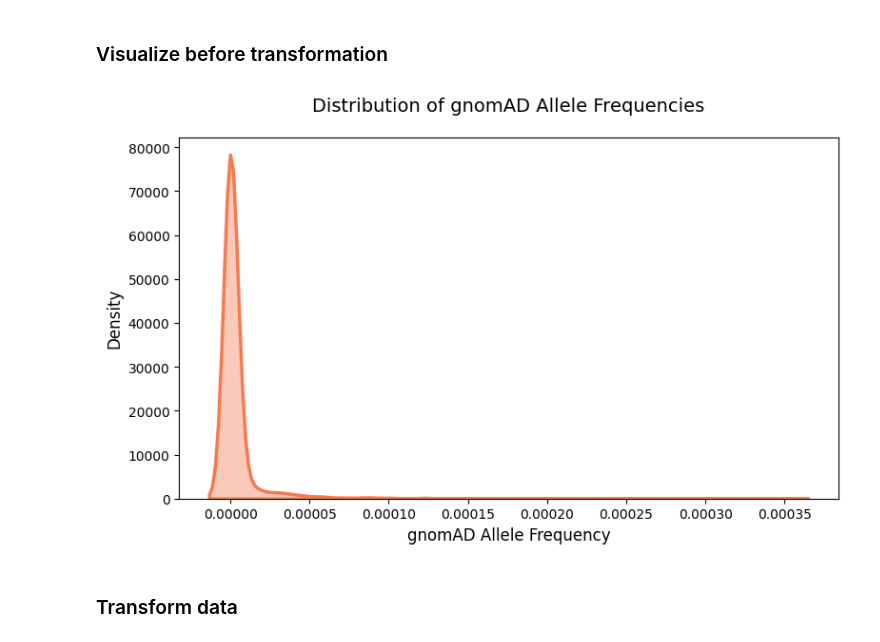
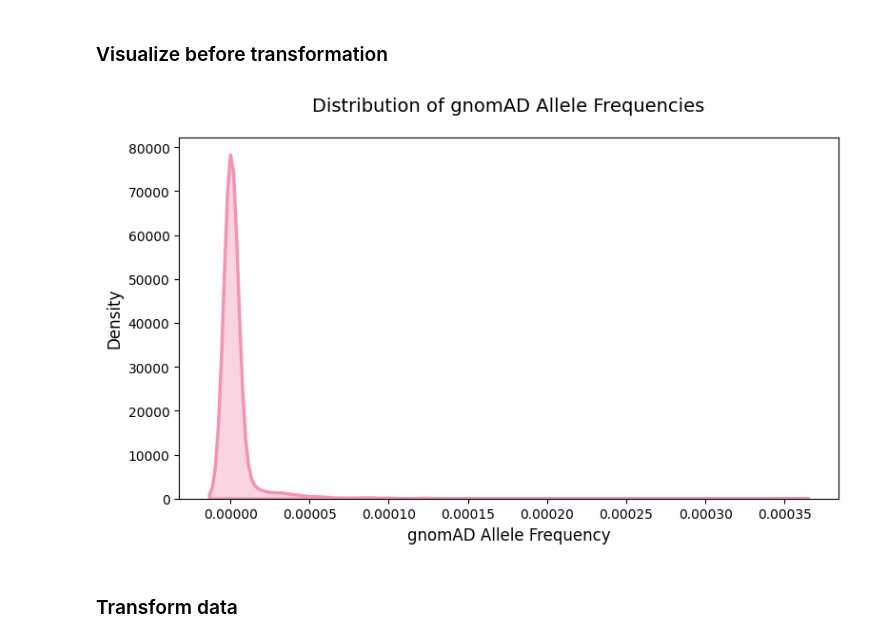
Before and after one commit to anekleiven/machine_learning_pipeline, a Jupyter notebook: 03_Data_preparation.ipynb, the cells around one changed output. Saved outputs shown, nothing was run; the diff lists cells and outputs as text; code cells hidden in the pictures.

```diff
--- a/03_Data_preparation.ipynb
+++ b/03_Data_preparation.ipynb
@@ -12,7 +12,7 @@ from sklearn.model_selection import train_test_split
 # %% [markdown]
 ## Import Preprocessed Data
 # %%
-ml_data = pd.read_csv("output/processed_variants_for_EDA.tsv", sep="\t", low_memory=False)
+ml_data = pd.read_csv("data/processed_variants_for_EDA.tsv", sep="\t", low_memory=False)
 print(f"Loaded {len(ml_data)} variants.")
 display(ml_data.head())
 # %% [output]
@@ -28,3 +25,0 @@ Loaded 1906 variants.
-# %%
-ml_data = ml_data.drop('Hugo_Symbol', axis=1)
-display(ml_data.head())
@@ -42,23 +30,23 @@ display(ml_data.head())
 # %%
 plt.figure(figsize=(8,5))
 
 sns.kdeplot(x='gnomAD_AF',
             data=ml_data,
-            color="#f67a50",
+            color="#f494b4",
             fill=True,
             common_norm=False,
             alpha=0.4,
             linewidth=2.5)
 
 plt.title('Distribution of gnomAD Allele Frequencies', fontsize=14, pad=20)
 plt.xlabel('gnomAD Allele Frequency', fontsize=12)
 plt.ylabel('Density', fontsize=12)
 
 plt.tight_layout()
-plt.savefig("plots/gnomad_distribution.png")
+plt.savefig("plots/gnomad_distribution.png", dpi=300)
 plt.show()
 # %% [output]
-[figure, old version]
+[figure, new version]
 # %% [markdown]
 ### Transform data
 # %%
```
Also changed, not shown: parts of 7 cells of this notebook, 11 other files.
